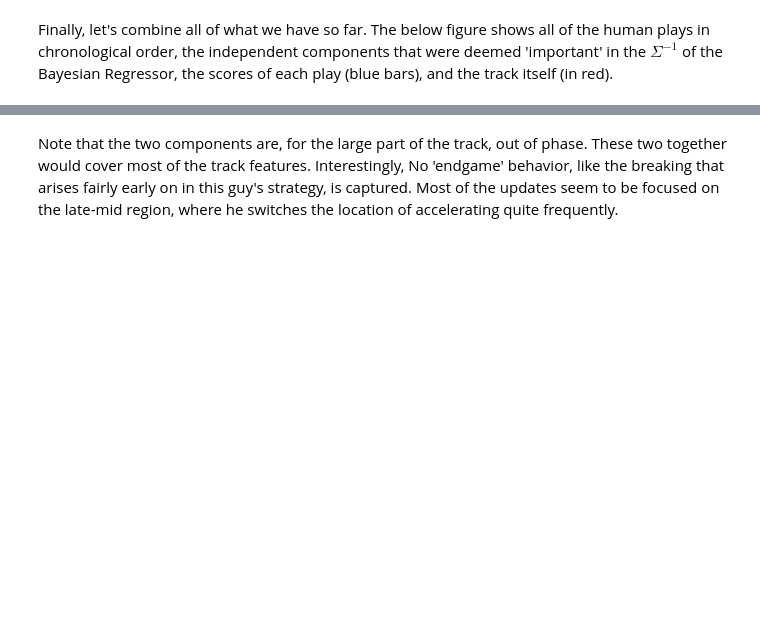
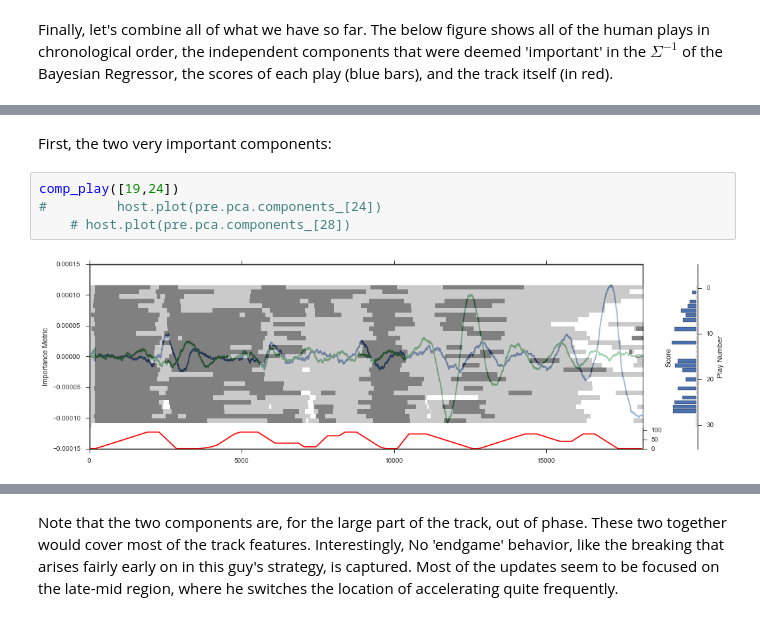
Before and after one commit to DesignInformaticsLab/EcoRacer2016, a Jupyter notebook: Player2/Player2_Example.ipynb, the cells around one changed output, grey strips where cells are left out. Drawn from its saved outputs; the diff is of its cells as text; blank space fills up the shorter version.

```diff
--- a/Player2/Player2_Example.ipynb
+++ b/Player2/Player2_Example.ipynb
@@ -143,0 +140,8 @@ host.plot(pre.pca.components_[28])
+# %% [markdown]
+First, the two very important components:
+# %%
+comp_play([19,24])
+#         host.plot(pre.pca.components_[24])
+    # host.plot(pre.pca.components_[28])
+# %% [output]
+[figure, added]
```
Also changed, not shown: parts of 8 cells of this notebook, 3 other files.
